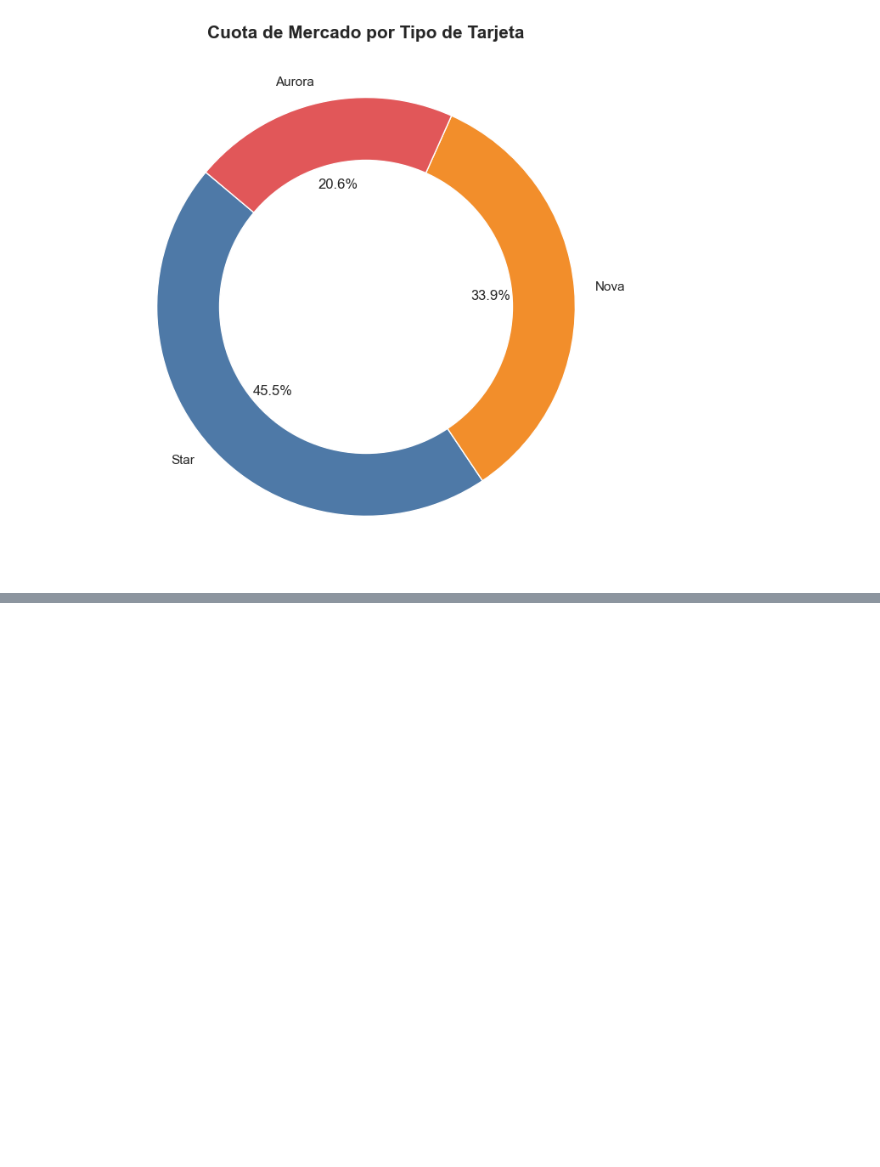
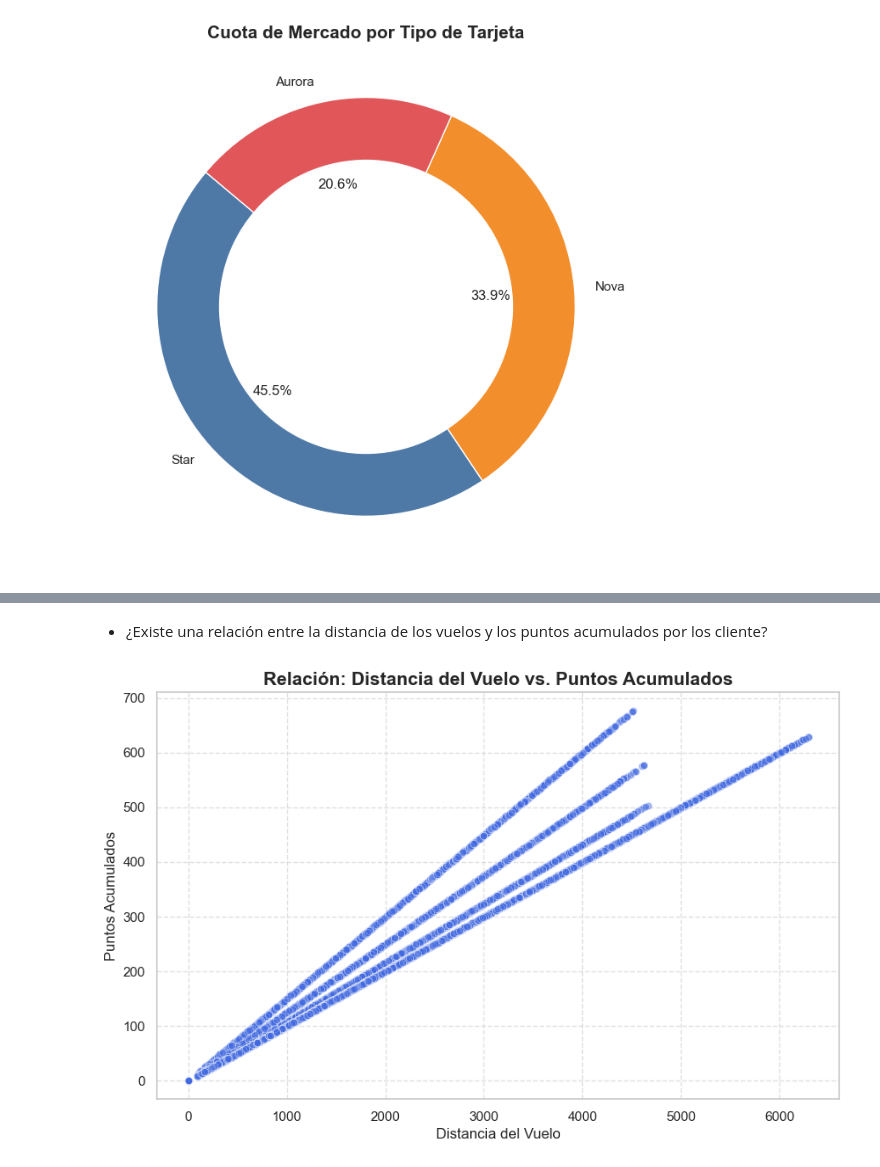
Before and after one commit to Adalab/bda-modulo-3-evaluacion-final-LorenaSerraSanchez, a Jupyter notebook: Examen_mod3.ipynb, the cells around one changed output, grey strips where cells are left out. Drawn from its saved outputs; the diff is of its cells as text; code cells hidden in the pictures; blank space fills up the shorter version.

```diff
--- a/Examen_mod3.ipynb
+++ b/Examen_mod3.ipynb
@@ -536,0 +547,16 @@ preguntas usando la mejor gráfica que consideres:
+# %% [markdown]
+- ¿Existe una relación entre la distancia de los vuelos y los puntos acumulados por los cliente?
+# %%
+#Mientras mas distancia mayor cantidad de puntos ganan los clientes
+
+plt.figure(figsize=(10, 6))
+
+sns.scatterplot(x='Distance', y='Points Accumulated', data=df_unificado, alpha=0.5, color='royalblue')
+
+plt.title('Relación: Distancia del Vuelo vs. Puntos Acumulados', fontsize=15, fontweight='bold')
+plt.xlabel('Distancia del Vuelo', fontsize=12)
+plt.ylabel('Puntos Acumulados', fontsize=12)
+plt.grid(True, linestyle='--', alpha=0.6)
+plt.show()
+# %% [output]
+[figure, added]
```
Also changed, not shown: parts of 12 cells of this notebook, 1 other file.
